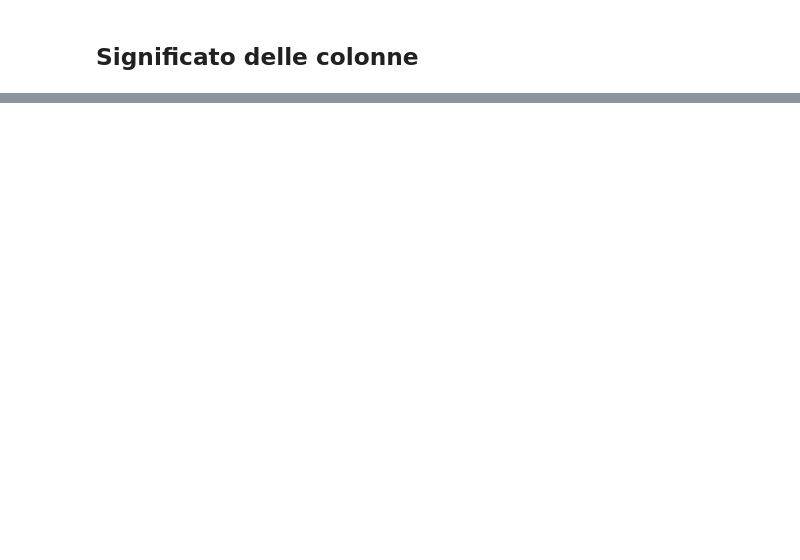
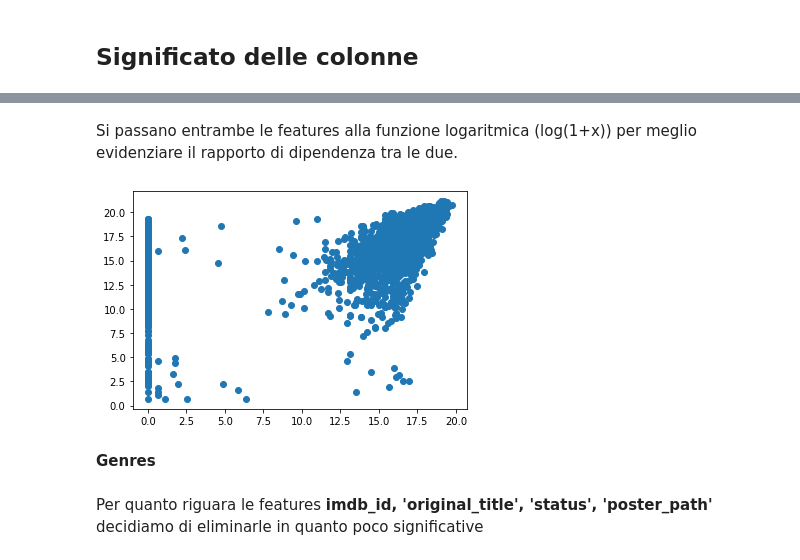
Before and after one commit to sergiorolnic/datascience, a Jupyter notebook: datascience_project.ipynb, the cells around one changed output, grey strips where cells are left out. Cells and saved outputs as stored; diff of their text form; code cells hidden in the pictures; blank space fills up the shorter version.

```diff
--- a/datascience_project.ipynb
+++ b/datascience_project.ipynb
@@ -78,0 +138,10 @@ array(['Released', 'Rumored'], dtype=object)
+# %% [markdown]
+Si passano entrambe le features alla funzione logaritmica (log(1+x)) per meglio evidenziare il rapporto di dipendenza tra le due.
+# %%
+budget = np.log1p(train_data["budget"])
+revenue = np.log1p(train_data["revenue"])
+plt.scatter(budget, revenue);
+# %% [output]
+[figure, added]
+# %% [markdown]
+**Genres**
@@ -78,0 +156,2 @@ array(['Released', 'Rumored'], dtype=object)
+# %% [markdown]
+Per quanto riguara le features **imdb_id, 'original_title', 'status', 'poster_path'** decidiamo di eliminarle in quanto poco significative
```
Also changed, not shown: parts of 30 cells of this notebook.
